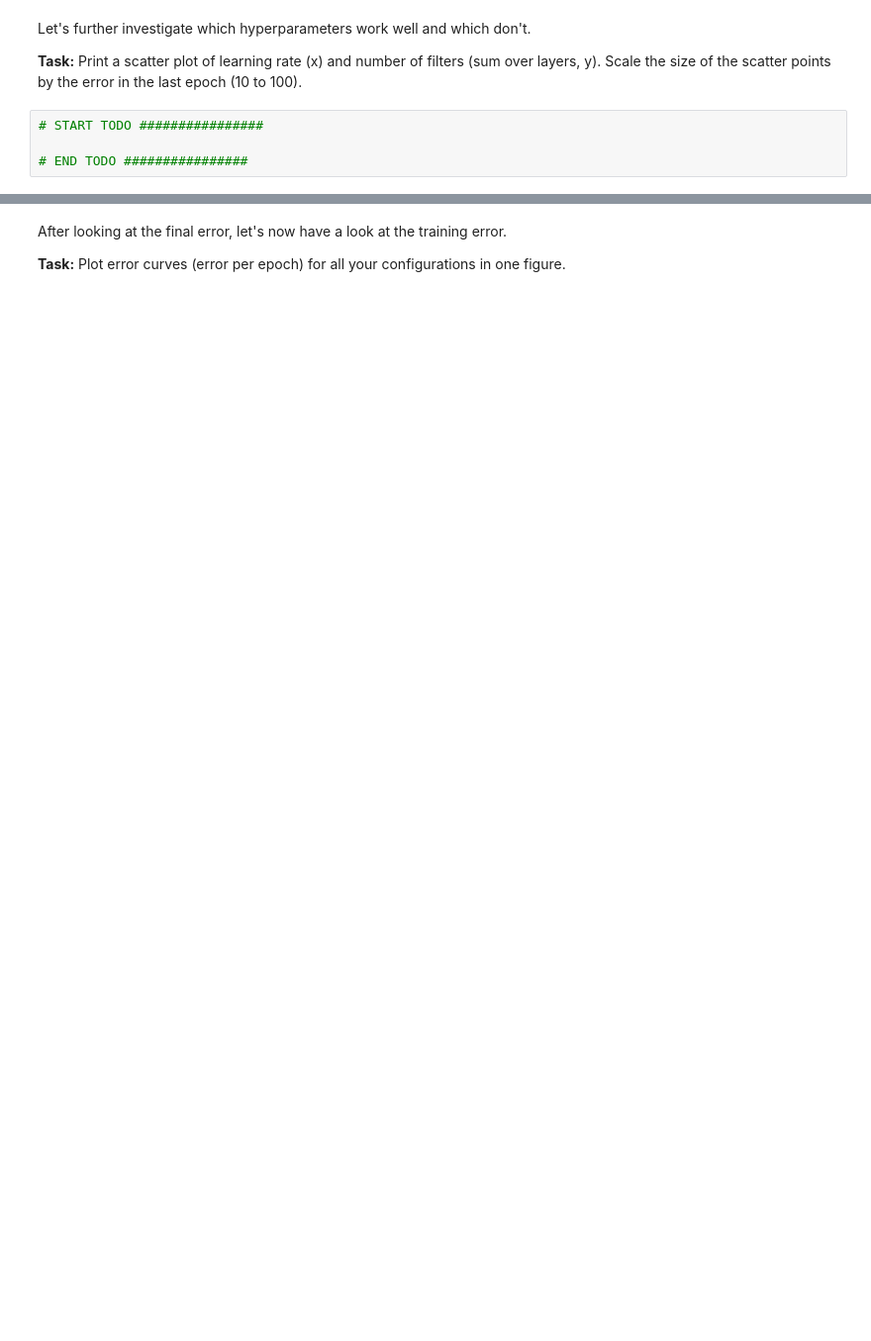
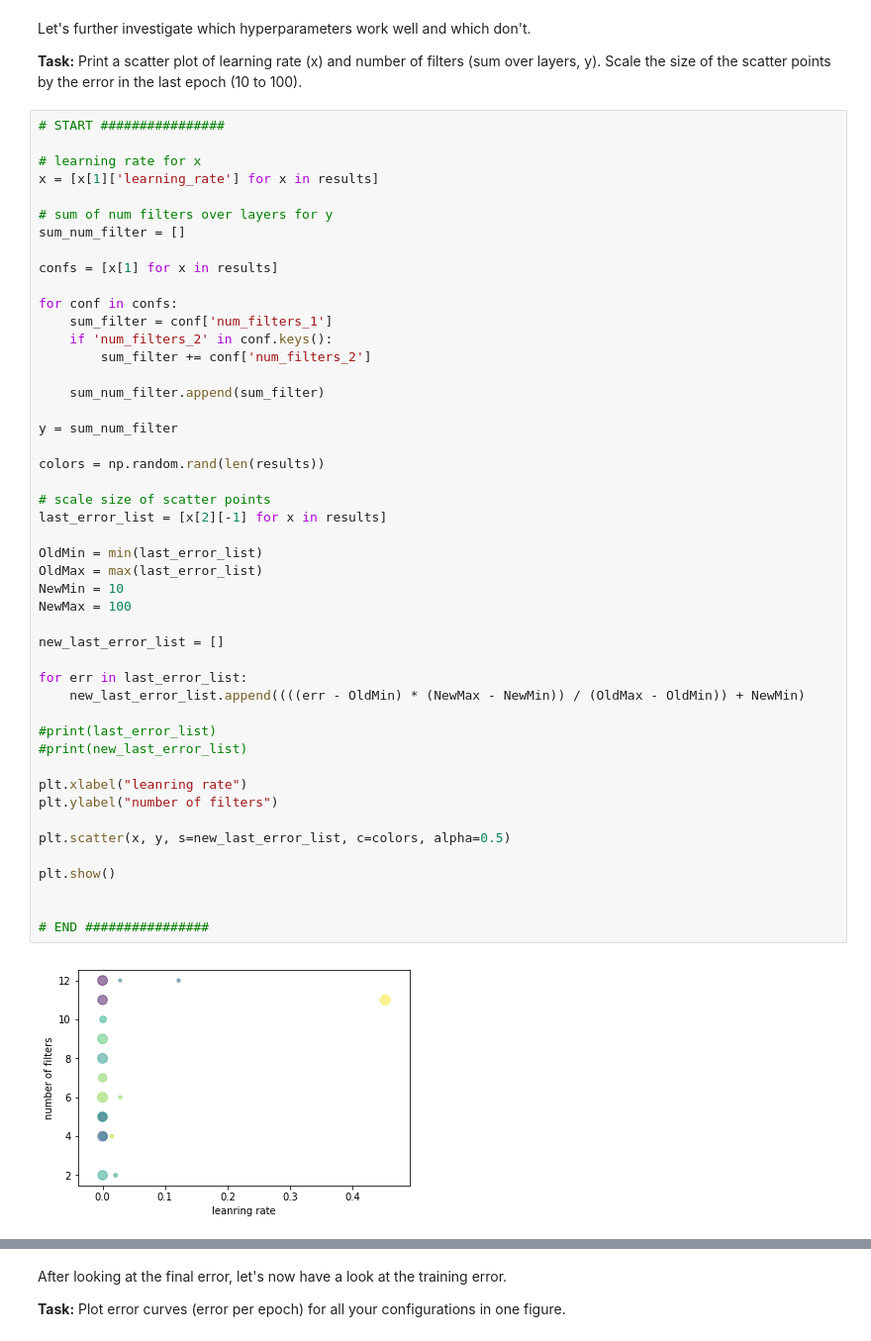
Before and after one commit to JulesBlubb/Foundations-of-Deep-Learning, a Jupyter notebook: exercise06/exercise06_hpo_bohb.ipynb, the cells around one changed output, grey strips where cells are left out. Shown at 99% size. Saved outputs shown, nothing was run; the diff lists cells and outputs as text; blank space fills up the shorter version.

Commit message:
Finished first part. Plots and questions of bohb are missing.

```diff
--- a/exercise06/exercise06_hpo_bohb.ipynb
+++ b/exercise06/exercise06_hpo_bohb.ipynb
@@ -334,10 +327,55 @@ Now we should evaluate the previous runs. Evaluation in hyperparameter optimizat
 Let's further investigate which hyperparameters work well and which don't.
 
 **Task:** Print a scatter plot of learning rate (x) and number of filters (sum over layers, y). Scale the size of the scatter points by the error in the last epoch (10 to 100).
-# %%
-# START TODO ################
-
-# END TODO ################
+# %%
+# START ################
+
+# learning rate for x
+x = [x[1]['learning_rate'] for x in results]
+
+# sum of num filters over layers for y
+sum_num_filter = []
+
+confs = [x[1] for x in results]
+
+for conf in confs:
+    sum_filter = conf['num_filters_1']
+    if 'num_filters_2' in conf.keys():
+        sum_filter += conf['num_filters_2']
+
+    sum_num_filter.append(sum_filter)
+
+y = sum_num_filter
+
+colors = np.random.rand(len(results))
+
+# scale size of scatter points
+last_error_list = [x[2][-1] for x in results]
+
+OldMin = min(last_error_list)
+OldMax = max(last_error_list)
+NewMin = 10
+NewMax = 100
+
+new_last_error_list = []
+
+for err in last_error_list:
+    new_last_error_list.append((((err - OldMin) * (NewMax - NewMin)) / (OldMax - OldMin)) + NewMin)
+
+#print(last_error_list)
+#print(new_last_error_list)
+
+plt.xlabel("leanring rate")
+plt.ylabel("number of filters")
+
+plt.scatter(x, y, s=new_last_error_list, c=colors, alpha=0.5)
+
+plt.show()
+
+
+# END ################
+# %% [output]
+[figure, added]
 # %% [markdown]
 **Question:** What pattern do you see? Why might it occur?
 
```
Also changed, not shown: parts of 14 cells of this notebook, 1 other file.
